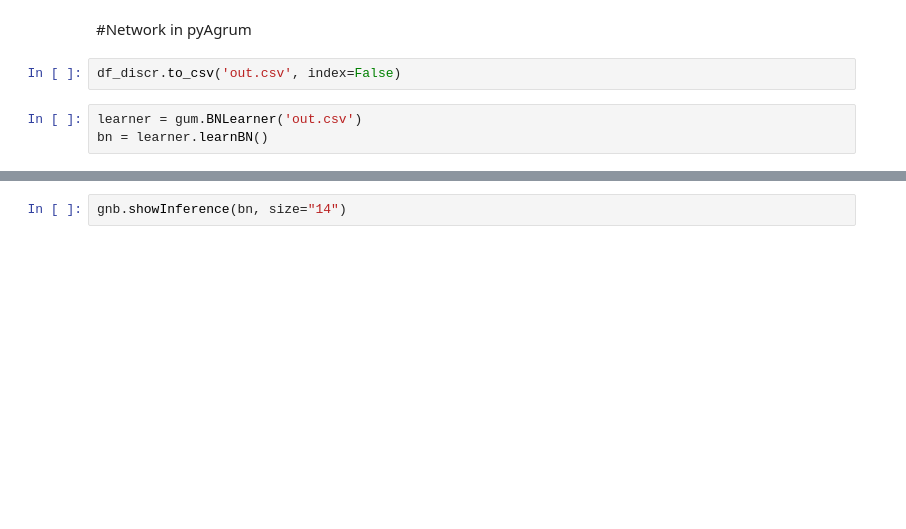
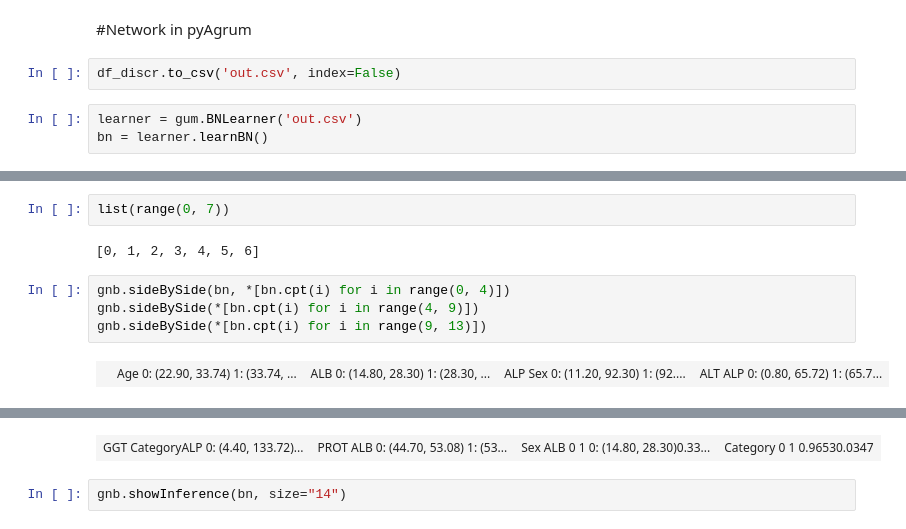
Before and after one commit to monikachudyba/MachineLearningProjects, a Jupyter notebook: HPVBayesNetwork.ipynb, the cells around one changed output, grey strips where cells are left out. Drawn from its saved outputs; the diff is of its cells as text; blank space fills up the shorter version.

```diff
--- a/HPVBayesNetwork.ipynb
+++ b/HPVBayesNetwork.ipynb
@@ -1009,0 +1006,10 @@ gnb.sideBySide(bn, *[bn.cpt(i) for i in bn.nodes()])
+# %%
+list(range(0, 7))
+# %% [output]
+[0, 1, 2, 3, 4, 5, 6]
+# %%
+gnb.sideBySide(bn, *[bn.cpt(i) for i in range(0, 4)])
+gnb.sideBySide(*[bn.cpt(i) for i in range(4, 9)])
+gnb.sideBySide(*[bn.cpt(i) for i in range(9, 13)])
+# %% [output]
+|  | Age 0: (22.90, 33.74) 1: (33.74, ... | ALB 0: (14.80, 28.30) 1: (28.30, ... | ALP Sex 0: (11.20, 92.30) 1: (92.... | ALT ALP 0: (0.80, 65.72) 1: (65.7... |
@@ -1010,3 +1017,4 @@ gnb.sideBySide(bn, *[bn.cpt(i) for i in bn.nodes()])
+| GGT CategoryALP 0: (4.40, 133.72)... | PROT ALB 0: (44.70, 53.08) 1: (53... | Sex ALB 0 1 0: (14.80, 28.30)0.33... | Category 0 1 0.96530.0347 |
 # %%
 gnb.showInference(bn, size="14")
 # %% [output]
```
Also changed, not shown: parts of 13 cells of this notebook.
